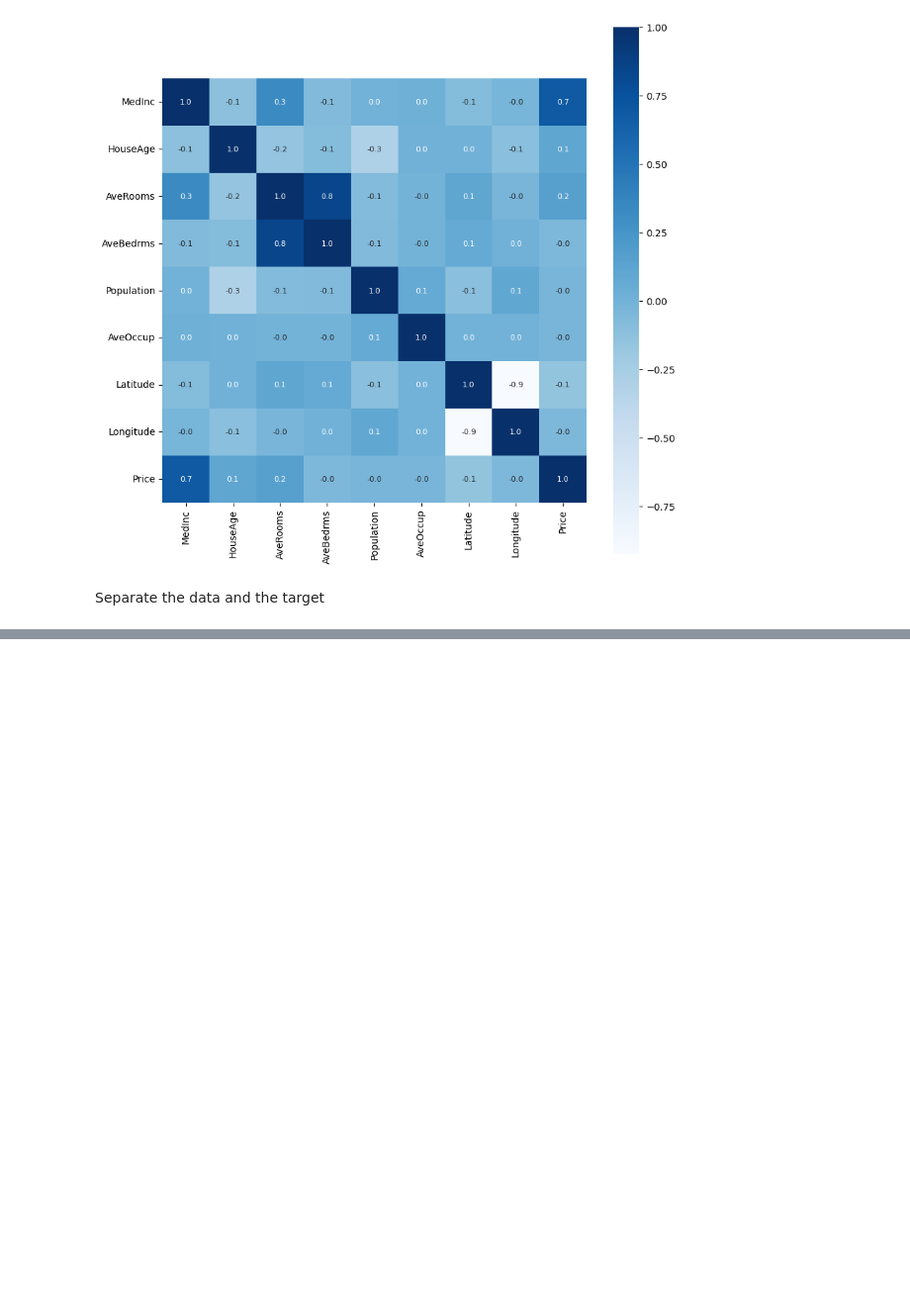
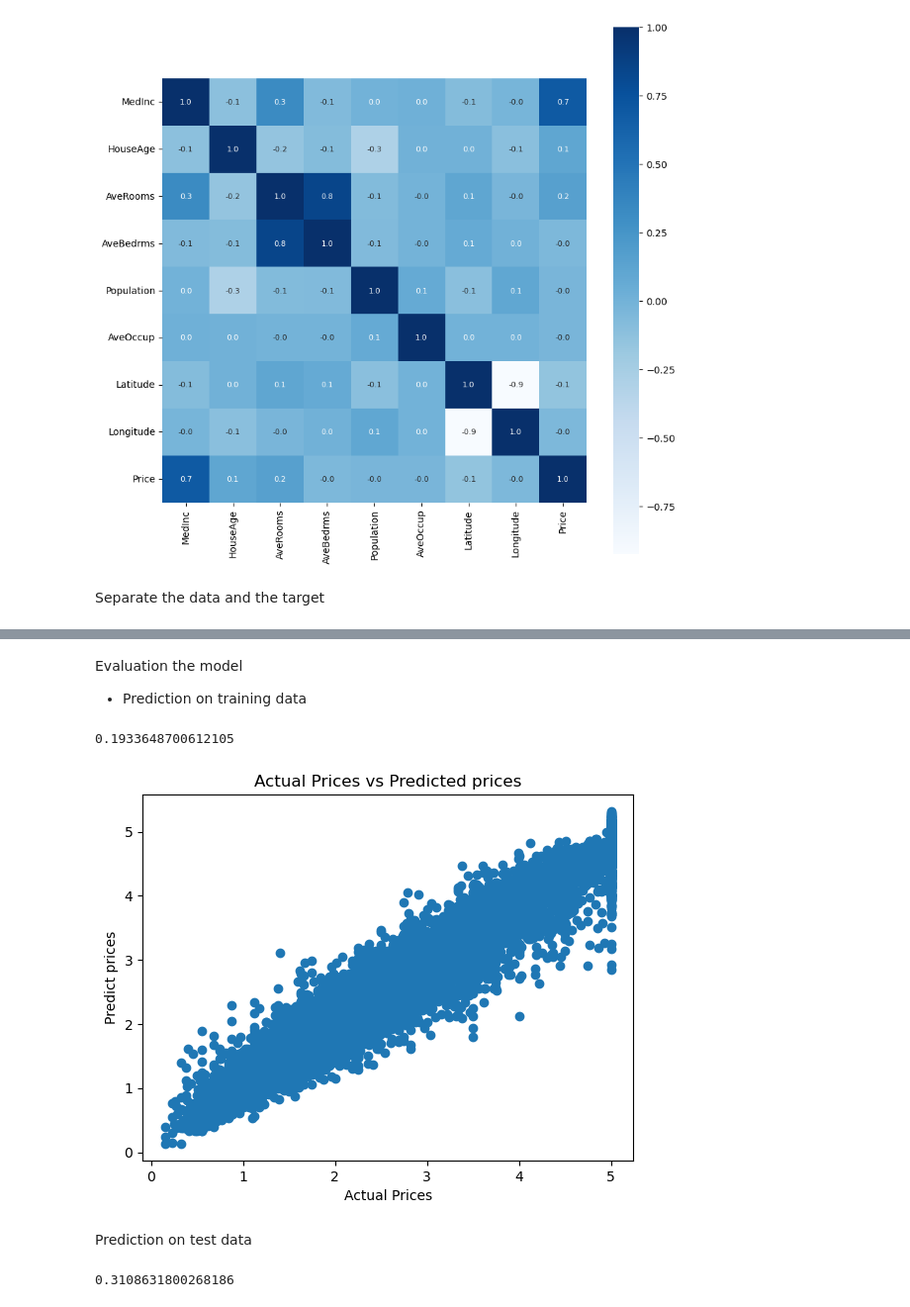
Before and after one commit to MyatThuta158/Machine_Learning_Models, a Jupyter notebook: HousePrice_Prediction.ipynb, the cells around one changed output, grey strips where cells are left out. Shown at 99% size. Drawn from its saved outputs; the diff is of its cells as text; code cells hidden in the pictures; blank space fills up the shorter version.

Commit message:
House Price Prediction model complete

```diff
--- a/HousePrice_Prediction.ipynb
+++ b/HousePrice_Prediction.ipynb
@@ -51,3 +51,13 @@ Y=house_price_dataframe['Price']
 
 #spliting the data into test and train data
 X_train,X_test,Y_train,Y_test=train_test_split(X,Y,test_size=0.2,random_state=2)
+
+# print(X_train.shape,X_test.shape)
+
+#Model training
+#Using XGBoost Regressor
+#loading the model
+model=XGBRegressor()
+
+#training model with X train data set
+model.fit(X_train,Y_train)
@@ -53,0 +76,41 @@ X_train,X_test,Y_train,Y_test=train_test_split(X,Y,test_size=0.2,random_state=2)
+# %% [markdown]
+Evaluation the model
+- Prediction on training data
+# %%
+#accuracy for prediction on training data
+training_data_prediction=model.predict(X_train)
+
+#R squared error
+score_1=metrics.r2_score(Y_train,training_data_prediction)
+
+#Mean absolute error
+score_2=metrics.mean_absolute_error(Y_train,training_data_prediction)
+
+print(score_2)
+# %% [output]
+0.1933648700612105
+# %%
+#Visualizing the actual prices and predicted prices
+plt.scatter(Y_train,training_data_prediction)
+
+plt.xlabel("Actual Prices")
+plt.ylabel("Predict prices")
+plt.title("Actual Prices vs Predicted prices")
+plt.show()
+# %% [output]
+[figure, added]
+# %% [markdown]
+Prediction on test data
+# %%
+#accuracy for prediction on training data
+testing_data_prediction=model.predict(X_test)
+
+#R squared error
+score_1=metrics.r2_score(Y_test,testing_data_prediction)
+
+#Mean absolute error
+score_2=metrics.mean_absolute_error(Y_test,testing_data_prediction)
+
+print(score_2)
+# %% [output]
+0.3108631800268186
```
Also changed, not shown: parts of 1 cell of this notebook, 2 other files.
